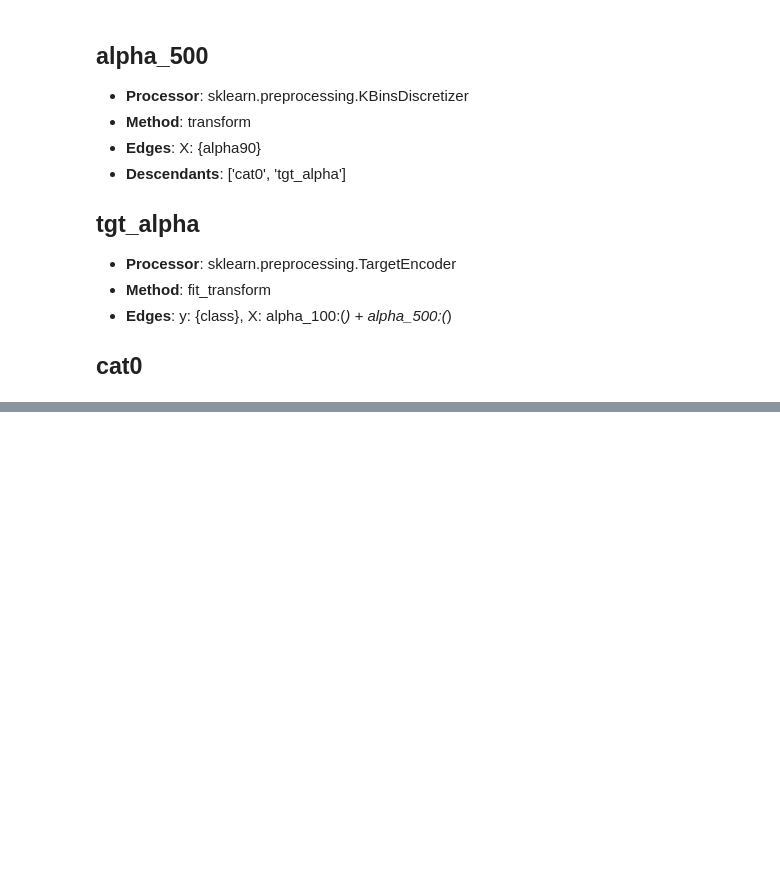
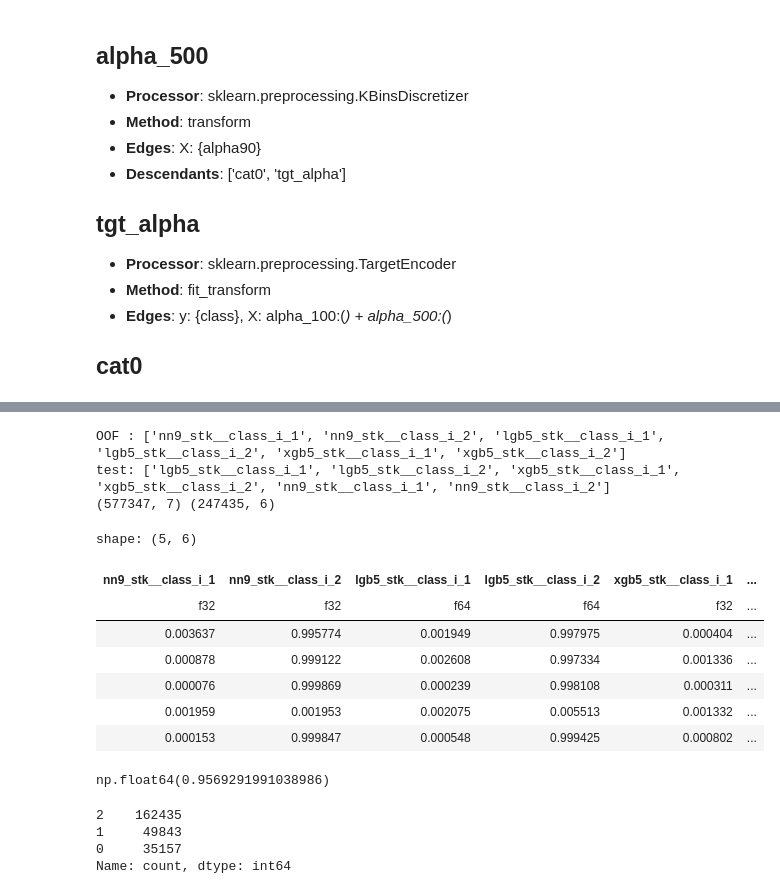
Before and after one commit to sunkusun9/ml-lab, a Jupyter notebook: examples/kaggle_s6e6/2. Second Phase.ipynb, the cells around one changed output, grey strips where cells are left out. Drawn from its saved outputs; the diff is of its cells as text; code cells hidden in the pictures; blank space fills up the shorter version.

```diff
--- a/examples/kaggle_s6e6/2. Second Phase.ipynb
+++ b/examples/kaggle_s6e6/2. Second Phase.ipynb
@@ -811,0 +1047,14 @@ pd.DataFrame(project.trials.get_hist(experimenter=e.name))[
+# %%
+from mllabs import Predictor
+
+preds = [Predictor.from_trial(t, experimenter=e_stk.name) for t in stk_trials]
+
+if 'stack_final' in project.list_trainers():
+    t_stk = project.load_trainer('stack_final', df_train)
+else:
+    t_stk = project.trainer('stack_final', df_train,
+                            pipeline_name='phase2_pipeline',
+                            pipeline_version=stk_pipeline.version)
+
+t_stk.train(preds, n_jobs=1, gpu_id_list=[0], logger=logger)
+t_stk.predictor_names(), t_stk.get_n_splits()
@@ -811,0 +1066,39 @@ pd.DataFrame(project.trials.get_hist(experimenter=e.name))[
+# %%
+inf = t_stk.to_inferencer(v='1:')
+test_meta = inf.process(df_test)
+
+prefixes = tuple(f'{n}__' for n in t_stk.predictor_names())
+feat_cols = [c for c in ds.columns if c.startswith(prefixes)]
+
+print('OOF :', feat_cols)
+print('test:', list(test_meta.columns))
+assert sorted(feat_cols) == sorted(test_meta.columns)
+
+test_meta = test_meta.select(feat_cols)   # 순서까지 맞춘다 (아래 주의 참고)
+print(ds.shape, test_meta.shape)
+test_meta.head()
+# %% [output]
+OOF : ['nn9_stk__class_i_1', 'nn9_stk__class_i_2', 'lgb5_stk__class_i_1', 'lgb5_stk__class_i_2', 'xgb5_stk__class_i_1', 'xgb5_stk__class_i_2']
+test: ['lgb5_stk__class_i_1', 'lgb5_stk__class_i_2', 'xgb5_stk__class_i_1', 'xgb5_stk__class_i_2', 'nn9_stk__class_i_1', 'nn9_stk__class_i_2']
+(577347, 7) (247435, 6)
+shape: (5, 6)
+| nn9_stk__class_i_1 | nn9_stk__class_i_2 | lgb5_stk__class_i_1 | lgb5_stk__class_i_2 | xgb5_stk__class_i_1 | ... |
+| f32 | f32 | f64 | f64 | f32 | ... |
+| 0.003637 | 0.995774 | 0.001949 | 0.997975 | 0.000404 | ... |
+| 0.000878 | 0.999122 | 0.002608 | 0.997334 | 0.001336 | ... |
+| 0.000076 | 0.999869 | 0.000239 | 0.998108 | 0.000311 | ... |
+| 0.001959 | 0.001953 | 0.002075 | 0.005513 | 0.001332 | ... |
+| 0.000153 | 0.999847 | 0.000548 | 0.999425 | 0.000802 | ... |
+# %%
+from sklearn.model_selection import StratifiedKFold, cross_val_score
+from sklearn.linear_model import LogisticRegression
+
+clf_meta = LogisticRegression(solver = 'lbfgs')
+X_meta = [i for i in ds.columns if i != 'class_i']
+skf = StratifiedKFold(5, random_state = 123, shuffle = True)
+scores = cross_val_score(
+    clf_meta, ds[X_meta], ds['class_i'], scoring = 'balanced_accuracy', cv =skf
+)
+scores.mean()
+# %% [output]
+np.float64(0.9569291991038986)
@@ -811,0 +1107,7 @@ pd.DataFrame(project.trials.get_hist(experimenter=e.name))[
+# %%
+pd.Series(prd).value_counts()
+# %% [output]
+2    162435
+1     49843
+0     35157
+Name: count, dtype: int64
```
Also changed, not shown: parts of 28 cells of this notebook.
